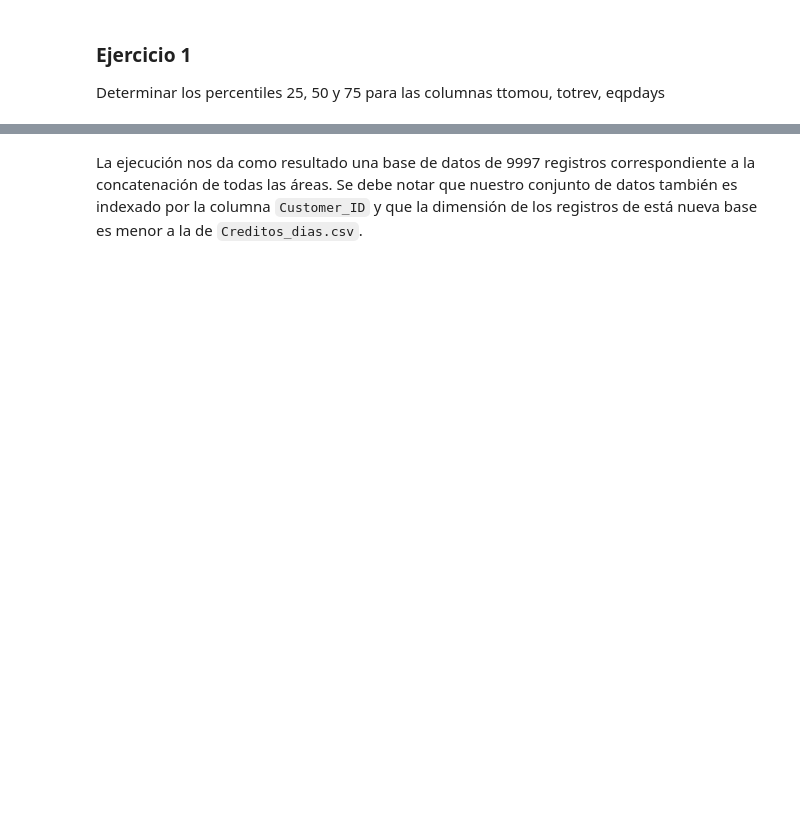
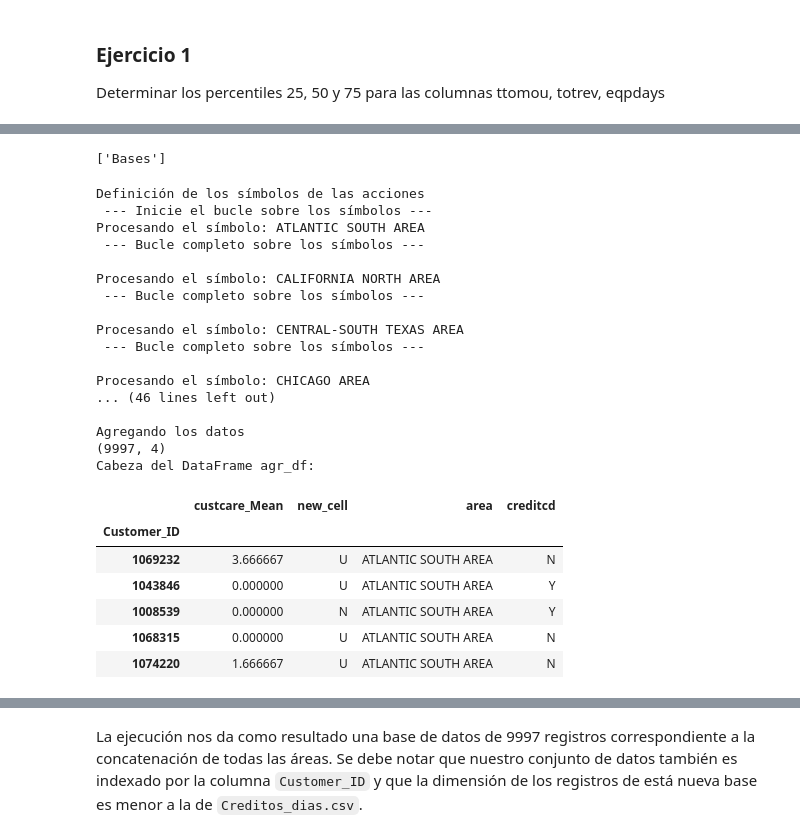
Before and after one commit to Danicode27/pandas_revision, a Jupyter notebook: Cuadernos/Relación entre minutos usados e ingreso de clientes - Introducción a Pandas.ipynb, the cells around one changed output, grey strips where cells are left out. Saved outputs shown, nothing was run; the diff lists cells and outputs as text; code cells hidden in the pictures; blank space fills up the shorter version.

```diff
--- a/Cuadernos/Relación entre minutos usados e ingreso de clientes - Introducción a Pandas.ipynb
+++ b/Cuadernos/Relación entre minutos usados e ingreso de clientes - Introducción a Pandas.ipynb
@@ -428,5 +613,7 @@ df.describe(include='all')
 # %%
-os.listdir("Bases")
+os.listdir("../Datos")
+# %% [output]
+['Bases']
 # %%
 print("Definición de los símbolos de las acciones")
 areas = ['ATLANTIC SOUTH AREA',
@@ -436,34 +623,59 @@ areas = ['ATLANTIC SOUTH AREA',
  'DALLAS AREA',
  'DC-MARYLAND-VIRGINIA AREA',
  'GREAT LAKES AREA',
  'HOUSTON AREA',
  'LOS ANGELES AREA',
  'MIDWEST AREA',
  'NEW ENGLAND AREA',
  'NEW YORK CITY AREA',
  'NORTH FLORIDA AREA',
  'NORTHWEST-ROCKY MOUNTAIN AREA',
  'OHIO AREA',
  'PHILADELPHIA AREA',
  'SOUTH FLORIDA AREA',
  'SOUTHWEST AREA',
  'TENNESSEE AREA']
 lista_de_df = []
 # Bucle sobre los símbolos
 print(" --- Inicie el bucle sobre los símbolos --- ")
 for i in areas:
     print("Procesando el símbolo: " + i)
-    temp_df = pd.read_csv("Bases/" + i + ".csv",index_col="Customer_ID")
+    temp_df = pd.read_csv("../Datos/Bases/" + i + ".csv",index_col="Customer_ID")
     temp_df["area"] = i
     lista_de_df.append(temp_df)
     # Usando un salto de línea al final de esta cadena de caracteres por estética
     print(" --- Bucle completo sobre los símbolos --- \n")
     # Combinando en un solo DataFrame usando el concat
 print("Agregando los datos")
 agr_df = pd.concat(lista_de_df, axis=0)
 print(agr_df.shape)
 print("Cabeza del DataFrame agr_df: ")
 agr_df.head()
+# %% [output]
+Definición de los símbolos de las acciones
+ --- Inicie el bucle sobre los símbolos ---
+Procesando el símbolo: ATLANTIC SOUTH AREA
+ --- Bucle completo sobre los símbolos ---
+
+Procesando el símbolo: CALIFORNIA NORTH AREA
+ --- Bucle completo sobre los símbolos ---
+
+Procesando el símbolo: CENTRAL-SOUTH TEXAS AREA
+ --- Bucle completo sobre los símbolos ---
+
+Procesando el símbolo: CHICAGO AREA
+... (46 lines left out)
+
+Agregando los datos
+(9997, 4)
+Cabeza del DataFrame agr_df:
+|  | custcare_Mean | new_cell | area | creditcd |
+| Customer_ID |  |  |  |  |
+| 1069232 | 3.666667 | U | ATLANTIC SOUTH AREA | N |
+| 1043846 | 0.000000 | U | ATLANTIC SOUTH AREA | Y |
+| 1008539 | 0.000000 | N | ATLANTIC SOUTH AREA | Y |
+| 1068315 | 0.000000 | U | ATLANTIC SOUTH AREA | N |
+| 1074220 | 1.666667 | U | ATLANTIC SOUTH AREA | N |
 # %%
 agr_df.sort_index(axis=0,inplace=True)
 agr_df
```
Also changed, not shown: parts of 61 cells of this notebook, 6 other files.
